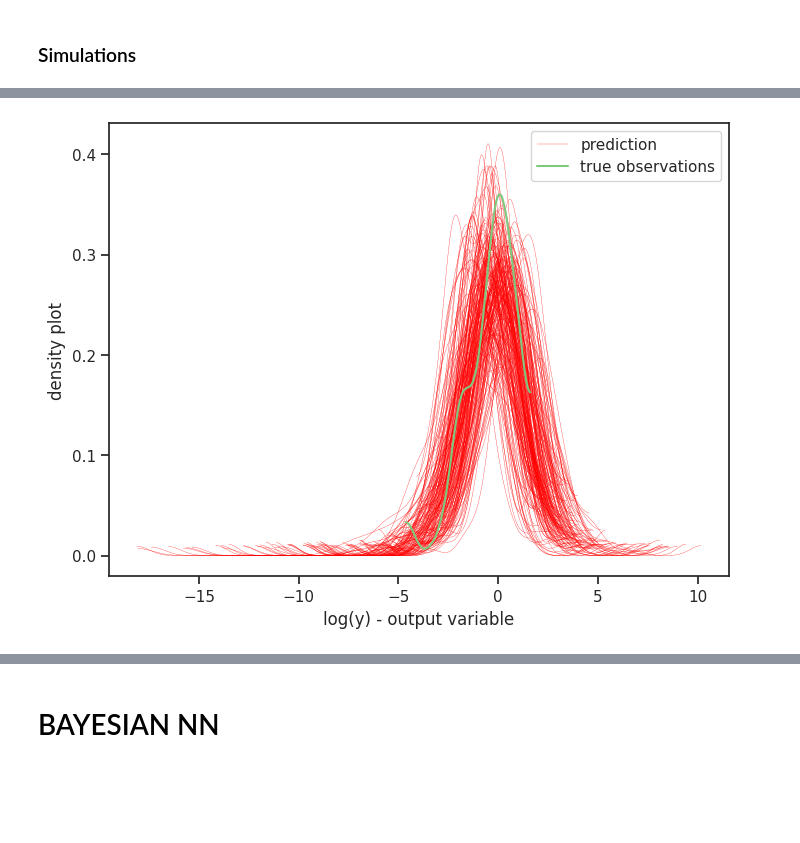
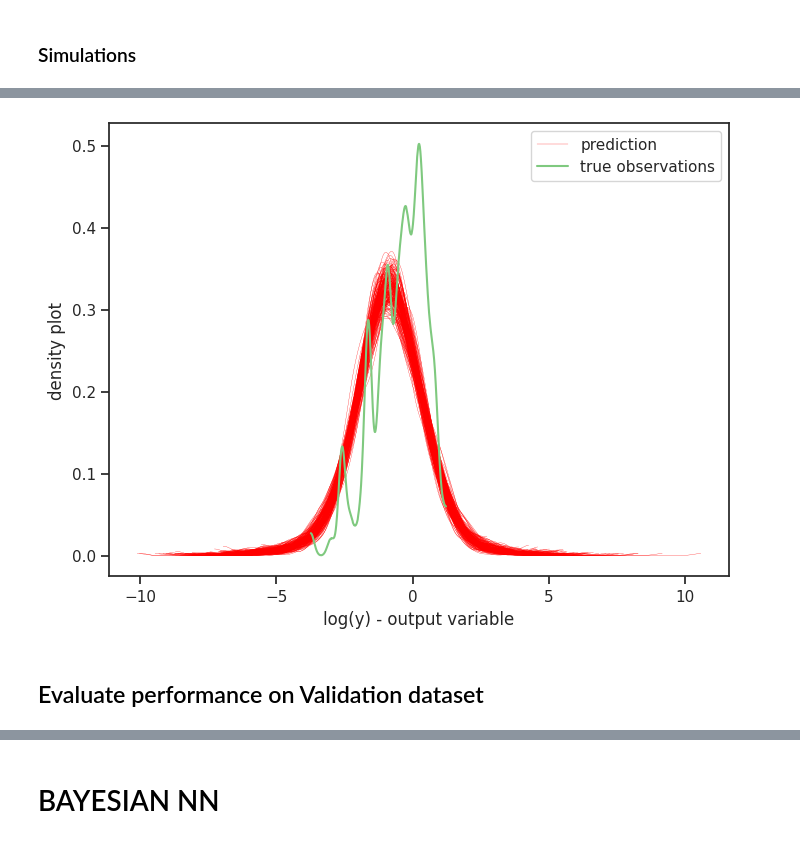
Before and after one commit to comaraDOTcom/ml-applications, a Jupyter notebook: Week-5/ET5003_KaggleCompetition.ipynb, the cells around one changed output, grey strips where cells are left out. Saved outputs shown, nothing was run; the diff lists cells and outputs as text; code cells hidden in the pictures; blank space fills up the shorter version.

```diff
--- a/Week-5/ET5003_KaggleCompetition.ipynb
+++ b/Week-5/ET5003_KaggleCompetition.ipynb
@@ -640,21 +646,0 @@ Finished [100%]: Average Loss = 216.34
-# %%
-# model_6
-with pm.Model() as model_6:
-  # prior over the parameters of linear regression
-  alpha = pm.Normal('alpha', mu=0, sigma=30)
-  # we have a beta for each column of Xn0
-  beta = pm.Normal('beta', mu=0, sigma=30, shape=Xn6.shape[1])
-  # prior over the variance of the noise
-  sigma = pm.HalfCauchy('sigma_n', 5)
-  # linear regression relationship
-  #linear regression model in matrix form
-  mu = alpha + pm.math.dot(beta, Xn6.T)
-  # likelihood, be sure that observed is a 5d vector
-  like = pm.Normal('like', mu=mu, sigma=sigma, observed=yn6[:,0])
-
-with model_6:
-  # iterations of the algorithm
-  approximation = pm.fit(40000,method='advi')
-
-# samples from the posterior
-posterior6 = approximation.sample(5000)
@@ -719,11 +702,26 @@ plt.ylabel("density plot");
 # %%
-Ypred3 = yscaler3.inverse_transform(ppc(posterior3['alpha'],posterior1['beta'],posterior3['sigma_n'],Xn3,  nsamples=200))
-for i in range(Ypred3.shape[0]):
-    az.plot_dist( Ypred3[i,:],color='r',plot_kwargs={"linewidth": 0.2})
-az.plot_dist(Ypred3[i,:],color='r',plot_kwargs={"linewidth": 0.2}, label="prediction")
-az.plot_dist(ylog3,label='true observations');
+# posteriors
+Ypred0 = ppc(posterior0['alpha'],posterior0['beta'],posterior0['sigma_n'],Xn0,  nsamples=200)
+Ypred1 = ppc(posterior1['alpha'],posterior1['beta'],posterior1['sigma_n'],Xn1,  nsamples=200)
+Ypred2 = ppc(posterior2['alpha'],posterior2['beta'],posterior2['sigma_n'],Xn2,  nsamples=200)
+
+# simulation
+Ypred = np.hstack([ yscaler0.inverse_transform(Ypred0),
+                 yscaler1.inverse_transform(Ypred1),
+                 yscaler2.inverse_transform(Ypred2)])
+
+# prediction
+for i in range(Ypred.shape[0]):
+    az.plot_dist( Ypred[i,:],color='r',plot_kwargs={"linewidth": 0.2})
+
+# plot
+az.plot_dist(Ypred[i,:],color='r',plot_kwargs={"linewidth": 0.2}, label="prediction")
+ylog=np.vstack([ylog0,ylog1,ylog2])
+az.plot_dist(ylog,label='true observations');
 plt.legend()
 plt.xlabel("log(y) - output variable")
 plt.ylabel("density plot");
 # %% [output]
-[figure, old version]
+[figure, new version]
+# %% [markdown]
+## Evaluate performance on Validation dataset
```
Also changed, not shown: parts of 70 cells of this notebook.
